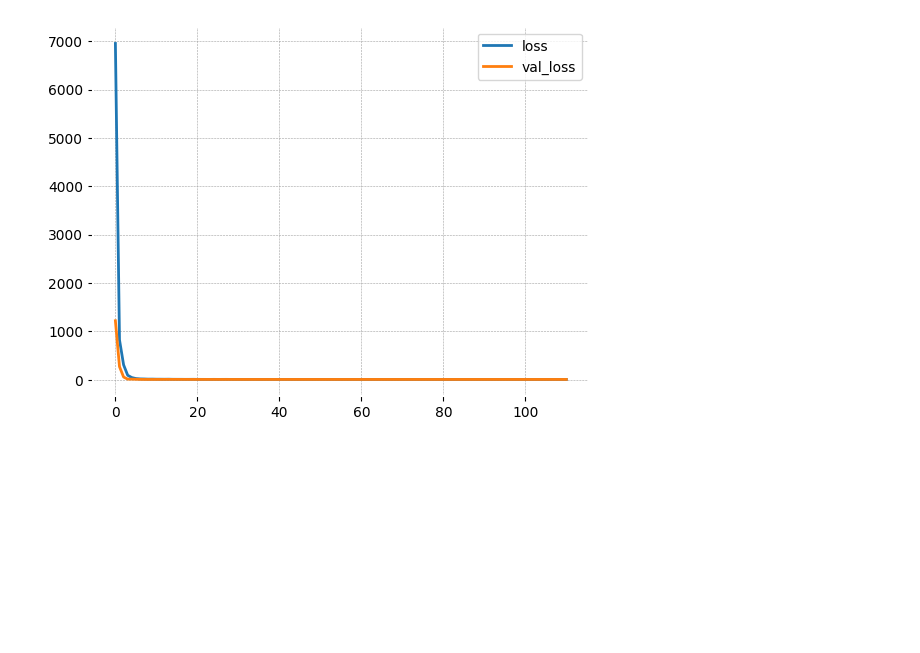
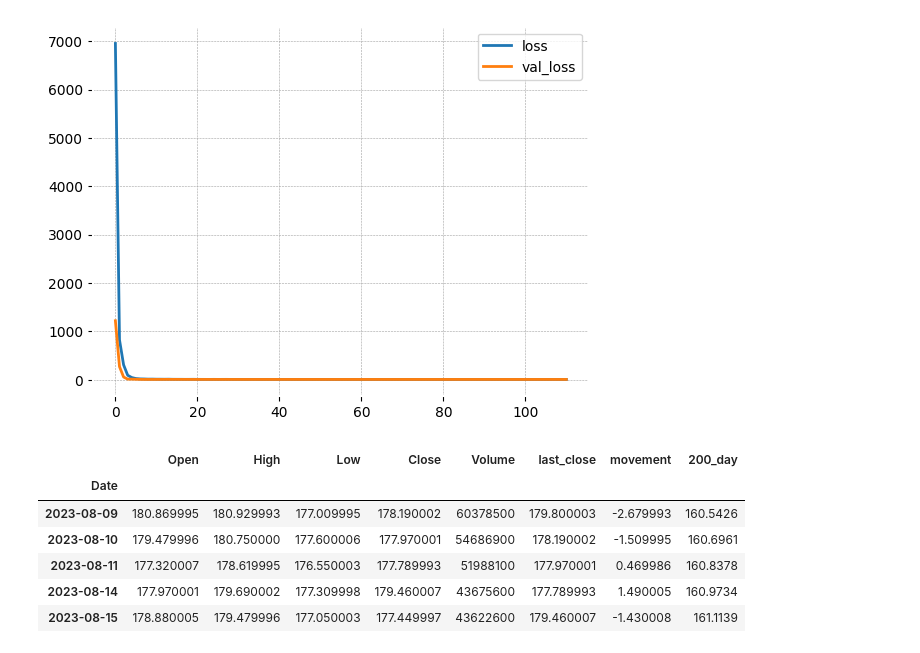
Before and after one commit to yohlimem/AI-Stonks, a Jupyter notebook: main.ipynb, the cells around one changed output. Drawn from its saved outputs; the diff is of its cells as text; code cells hidden in the pictures; blank space fills up the shorter version.

```diff
--- a/main.ipynb
+++ b/main.ipynb
@@ -153,3 +153,13 @@ print("Minimum validation loss: {}".format(history_df['val_loss'].min()))
 # %% [output]
 Minimum validation loss: 4.873538017272949
 [figure]
+# %%
+recent_data.head()
+# %% [output]
+|  | Open | High | Low | Close | Volume | last_close | movement | 200_day |
+| Date |  |  |  |  |  |  |  |  |
+| 2023-08-09 | 180.869995 | 180.929993 | 177.009995 | 178.190002 | 60378500 | 179.800003 | -2.679993 | 160.5426 |
+| 2023-08-10 | 179.479996 | 180.750000 | 177.600006 | 177.970001 | 54686900 | 178.190002 | -1.509995 | 160.6961 |
+| 2023-08-11 | 177.320007 | 178.619995 | 176.550003 | 177.789993 | 51988100 | 177.970001 | 0.469986 | 160.8378 |
+| 2023-08-14 | 177.970001 | 179.690002 | 177.309998 | 179.460007 | 43675600 | 177.789993 | 1.490005 | 160.9734 |
+| 2023-08-15 | 178.880005 | 179.479996 | 177.050003 | 177.449997 | 43622600 | 179.460007 | -1.430008 | 161.1139 |
```
Also changed, not shown: parts of 13 cells of this notebook, 1 other file.
